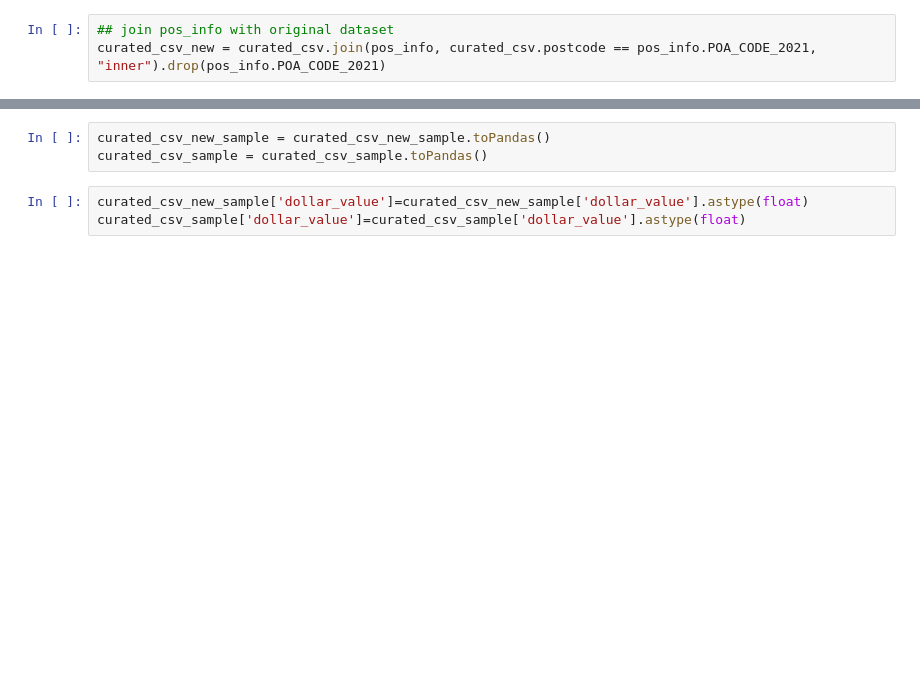
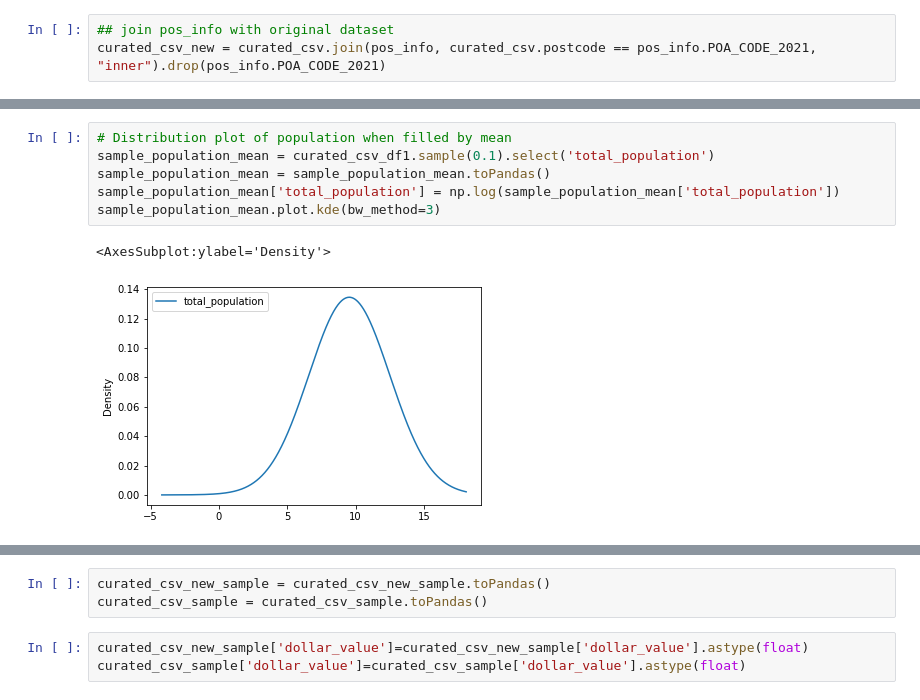
Before and after one commit to MAST30034-Applied-Data-Science/generic-buy-now-pay-later-project-group-28, a Jupyter notebook: notebooks/external.ipynb, the cells around one changed output, grey strips where cells are left out. Cells and saved outputs as stored; diff of their text form; blank space fills up the shorter version.

```diff
--- a/notebooks/external.ipynb
+++ b/notebooks/external.ipynb
@@ -159,0 +213,9 @@ Number of transaction after join with pos_info: 9930293
+# %%
+# Distribution plot of population when filled by mean
+sample_population_mean = curated_csv_df1.sample(0.1).select('total_population')
+sample_population_mean = sample_population_mean.toPandas()
+sample_population_mean['total_population'] = np.log(sample_population_mean['total_population'])
+sample_population_mean.plot.kde(bw_method=3)
+# %% [output]
+<AxesSubplot:ylabel='Density'>
+[figure, added]
```
Also changed, not shown: parts of 28 cells of this notebook, 1 other file.
